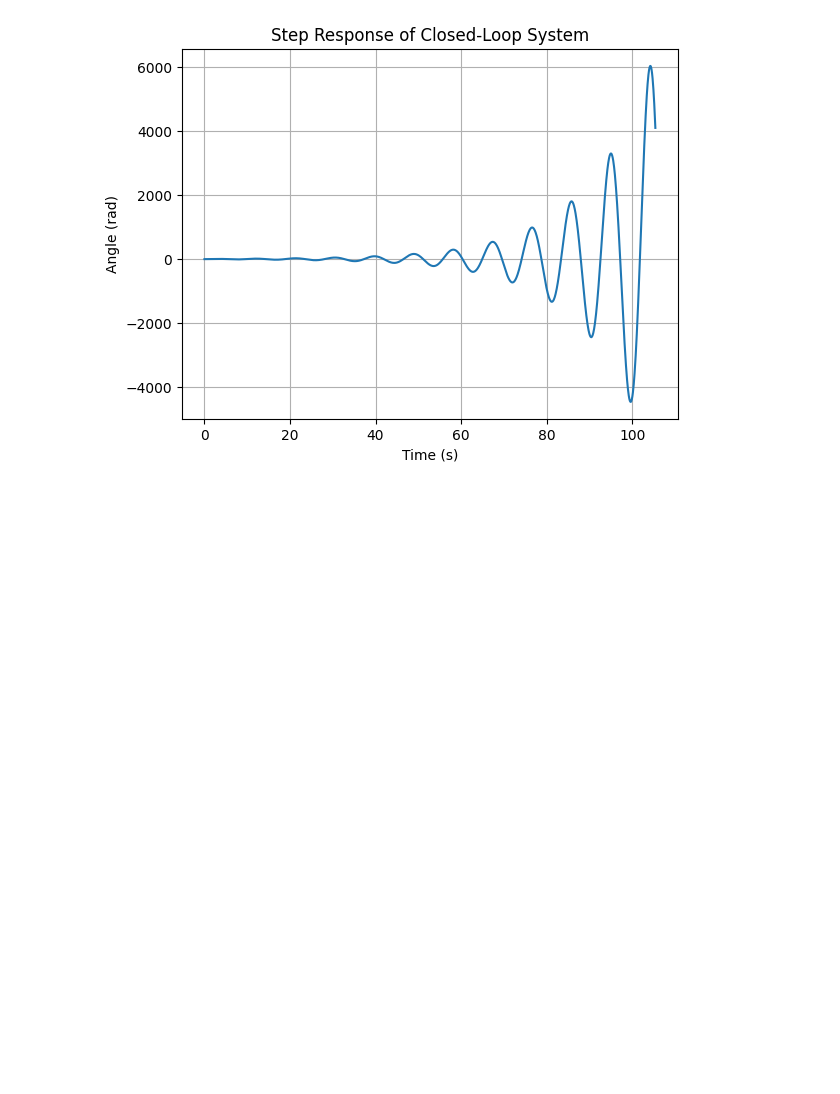
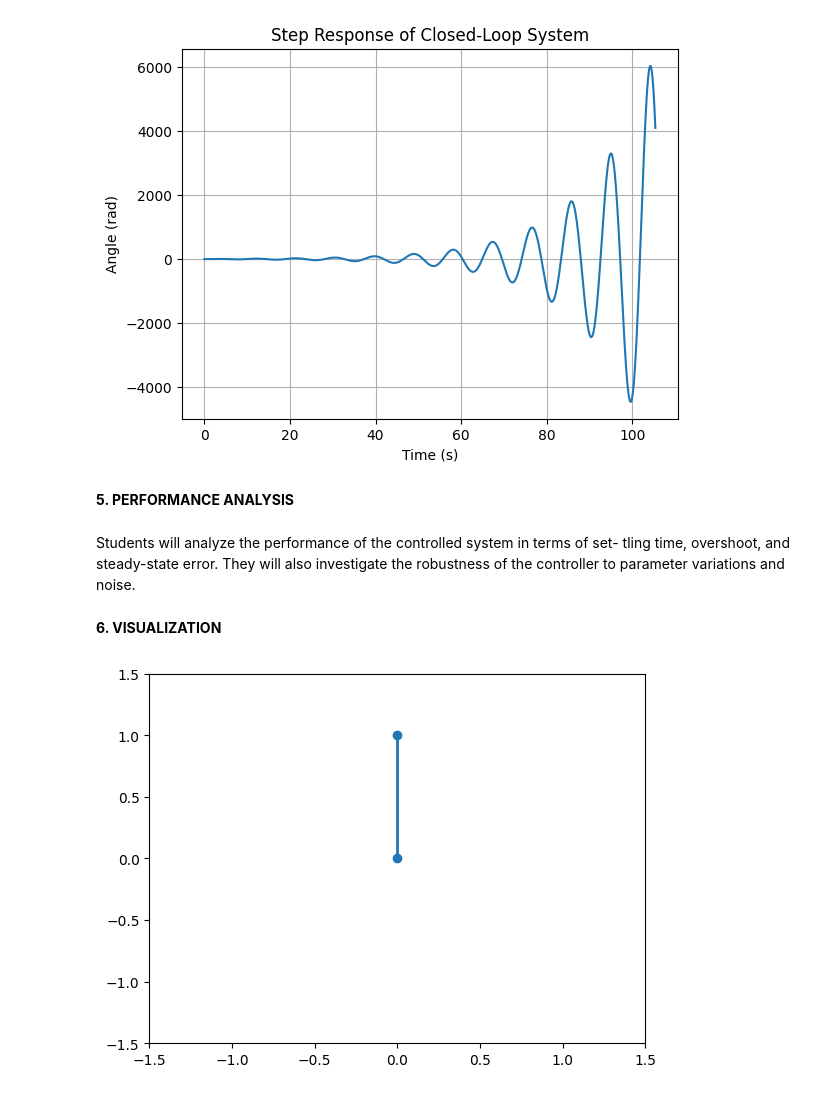
Before and after one commit to anruki/PID-sistema-de-control, a Jupyter notebook: simulationpy.ipynb, the cells around one changed output. Cells and saved outputs as stored; diff of their text form; code cells hidden in the pictures; blank space fills up the shorter version.

```diff
--- a/simulationpy.ipynb
+++ b/simulationpy.ipynb
@@ -78,3 +90,24 @@ plt.grid(True)
 plt.show()
 # %% [output]
 [figure]
+# %% [markdown]
+**5. PERFORMANCE ANALYSIS**
+# %% [markdown]
+Students will analyze the performance of the controlled system in terms of set-
+tling time, overshoot, and steady-state error. They will also investigate the
+robustness of the controller to parameter variations and noise.
+# %% [markdown]
+**6. VISUALIZATION**
+# %%
+import matplotlib.animation as animation
+def animate(i):
+  line.set_data([0, np.sin(y[i])], [0, np.cos(y[i])])
+  return line,
+fig, ax = plt.subplots()
+ax.set_xlim(-1.5, 1.5)
+ax.set_ylim(-1.5, 1.5)
+line, = ax.plot([], [], 'o-', lw=2)
+ani = animation.FuncAnimation(fig, animate, frames=len(y), interval=50, blit=True)
+plt.show()
+# %% [output]
+[figure, added]
```
Also changed, not shown: parts of 5 cells of this notebook.
